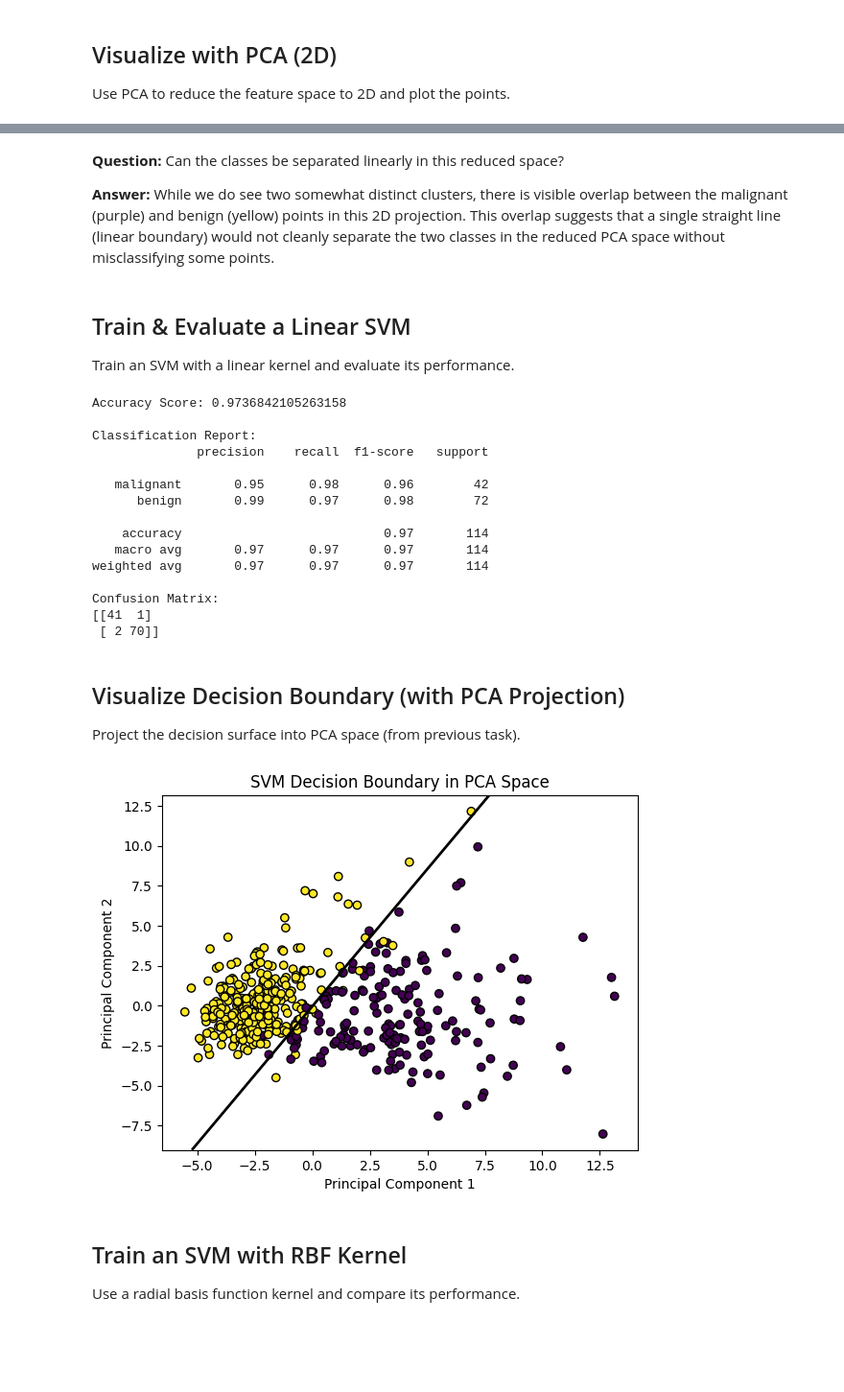
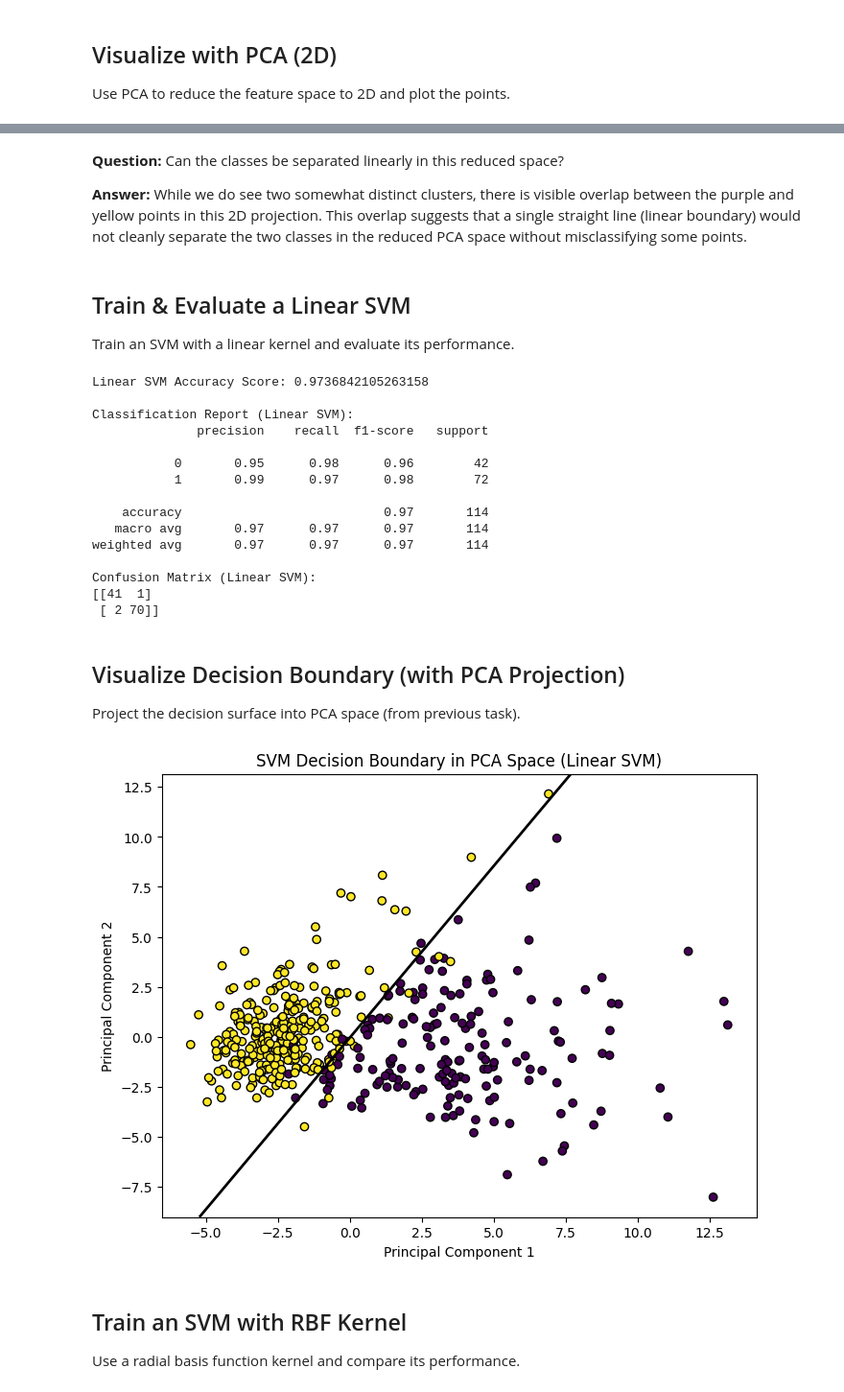
Before and after one commit to spirosdouk/hy485-, a Jupyter notebook: 485[2025]_HW5.ipynb, the cells around one changed output, grey strips where cells are left out. Shown at 96% size. Saved outputs shown, nothing was run; the diff lists cells and outputs as text; code cells hidden in the pictures; blank space fills up the shorter version.

```diff
--- a/485[2025]_HW5.ipynb
+++ b/485[2025]_HW5.ipynb
@@ -112,46 +104,40 @@ plt.show()
 # %% [markdown]
 **Question:** Can the classes be separated linearly in this reduced space?
 
-**Answer:** While we do see two somewhat distinct clusters, there is visible overlap between the malignant (purple) and benign (yellow) points in this 2D projection. This overlap suggests that a single straight line (linear boundary) would not cleanly separate the two classes in the reduced PCA space without misclassifying some points.
+**Answer:** While we do see two somewhat distinct clusters, there is visible overlap between the purple and yellow points in this 2D projection. This overlap suggests that a single straight line (linear boundary) would not cleanly separate the two classes in the reduced PCA space without misclassifying some points.
 # %% [markdown]
 ## Train & Evaluate a Linear SVM
 
 Train an SVM with a linear kernel and evaluate its performance.
 # %%
-# Initialize the linear SVM classifier. The 'C' parameter controls the trade-off between margin width and classification error.
+# Initialize the linear SVM
 linear_svm = SVC(kernel='linear', C=1.0, random_state=42)
 
 # Train the model with the scaled training data
 linear_svm.fit(X_train_scaled, y_train)
 
-# Predict the labels on the test set
 y_pred = linear_svm.predict(X_test_scaled)
 
-# Evaluate the performance
-accuracy = accuracy_score(y_test, y_pred)
-print("Accuracy Score:", accuracy)
-
-# Detailed classification report: includes precision, recall, f1-score for each class
-print("\nClassification Report:")
-print(classification_report(y_test, y_pred, target_names=['malignant', 'benign']))
-
-# Confusion Matrix to get a direct view of the classification errors
-print("Confusion Matrix:")
+accuracy_linear = accuracy_score(y_test, y_pred)
+print("Linear SVM Accuracy Score:", accuracy_linear)
+print("\nClassification Report (Linear SVM):")
+print(classification_report(y_test, y_pred))
+print("Confusion Matrix (Linear SVM):")
 print(confusion_matrix(y_test, y_pred))
 # %% [output]
-Accuracy Score: 0.9736842105263158
+Linear SVM Accuracy Score: 0.9736842105263158
 
-Classification Report:
+Classification Report (Linear SVM):
               precision    recall  f1-score   support
 
-   malignant       0.95      0.98      0.96        42
-      benign       0.99      0.97      0.98        72
+           0       0.95      0.98      0.96        42
+           1       0.99      0.97      0.98        72
 
     accuracy                           0.97       114
    macro avg       0.97      0.97      0.97       114
 weighted avg       0.97      0.97      0.97       114
 
-Confusion Matrix:
+Confusion Matrix (Linear SVM):
 [[41  1]
  [ 2 70]]
 # %% [markdown]
@@ -159,28 +145,29 @@ Confusion Matrix:
 
 Project the decision surface into PCA space (from previous task).
 # %%
-# Define a grid in the PCA space
+# Create a grid in the PCA space
 x_min, x_max = X_pca[:, 0].min()-1, X_pca[:, 0].max()+1
 y_min, y_max = X_pca[:, 1].min()-1, X_pca[:, 1].max()+1
 xx, yy = np.meshgrid(np.linspace(x_min, x_max, 100),
                      np.linspace(y_min, y_max, 100))
 
-# Inverse transform the grid points to the original (scaled) space
 grid = np.c_[xx.ravel(), yy.ravel()]
+# Then map to the original
 grid_original = pca.inverse_transform(grid)
 
 # Evaluate the decision function for each grid point
 Z = linear_svm.decision_function(grid_original)
 Z = Z.reshape(xx.shape)
 
+plt.figure(figsize=(8, 6))
 plt.contour(xx, yy, Z, levels=[0], colors='k', linewidths=2)
 plt.scatter(X_pca[:, 0], X_pca[:, 1], c=y_train, cmap='viridis', edgecolors='k')
 plt.xlabel("Principal Component 1")
 plt.ylabel("Principal Component 2")
-plt.title("SVM Decision Boundary in PCA Space")
+plt.title("SVM Decision Boundary in PCA Space (Linear SVM)")
 plt.show()
 # %% [output]
-[figure, old version]
+[figure, new version]
 # %% [markdown]
 ## Train an SVM with RBF Kernel
 
```
Also changed, not shown: parts of 8 cells of this notebook.
